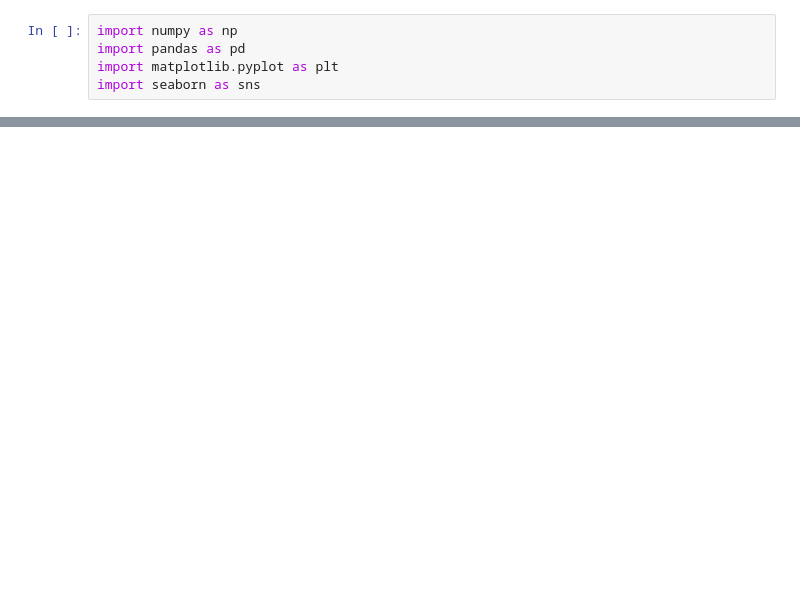
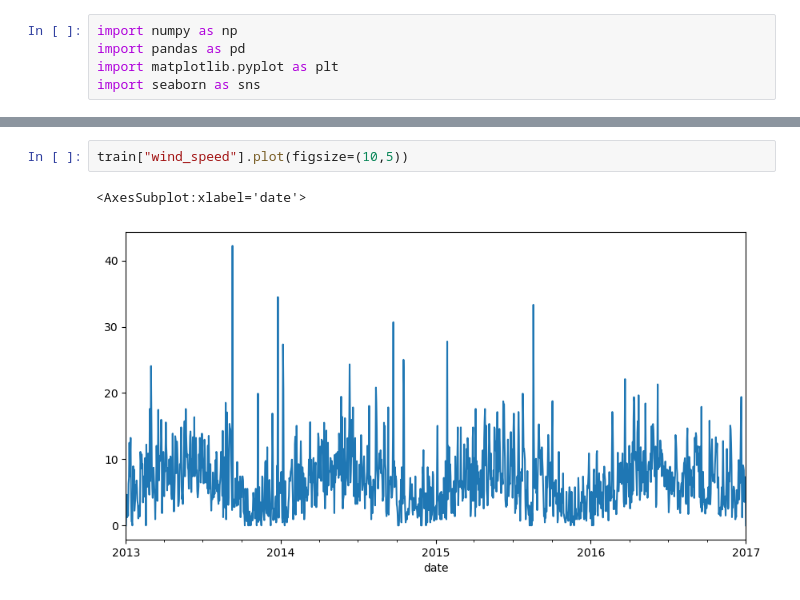
Before and after one commit to CruddyInstance/time_series_prediction, a Jupyter notebook: Climate Change Timeseries.ipynb, the cells around one changed output, grey strips where cells are left out. Saved outputs shown, nothing was run; the diff lists cells and outputs as text; blank space fills up the shorter version.

```diff
--- a/Climate Change Timeseries.ipynb
+++ b/Climate Change Timeseries.ipynb
@@ -57 +40,6 @@ plt.scatter(train.index, train["wind_speed"])
+# %%
+train["wind_speed"].plot(figsize=(10,5))
+# %% [output]
+<AxesSubplot:xlabel='date'>
+[figure, added]
 # %%
```
Also changed, not shown: parts of 13 cells of this notebook.
